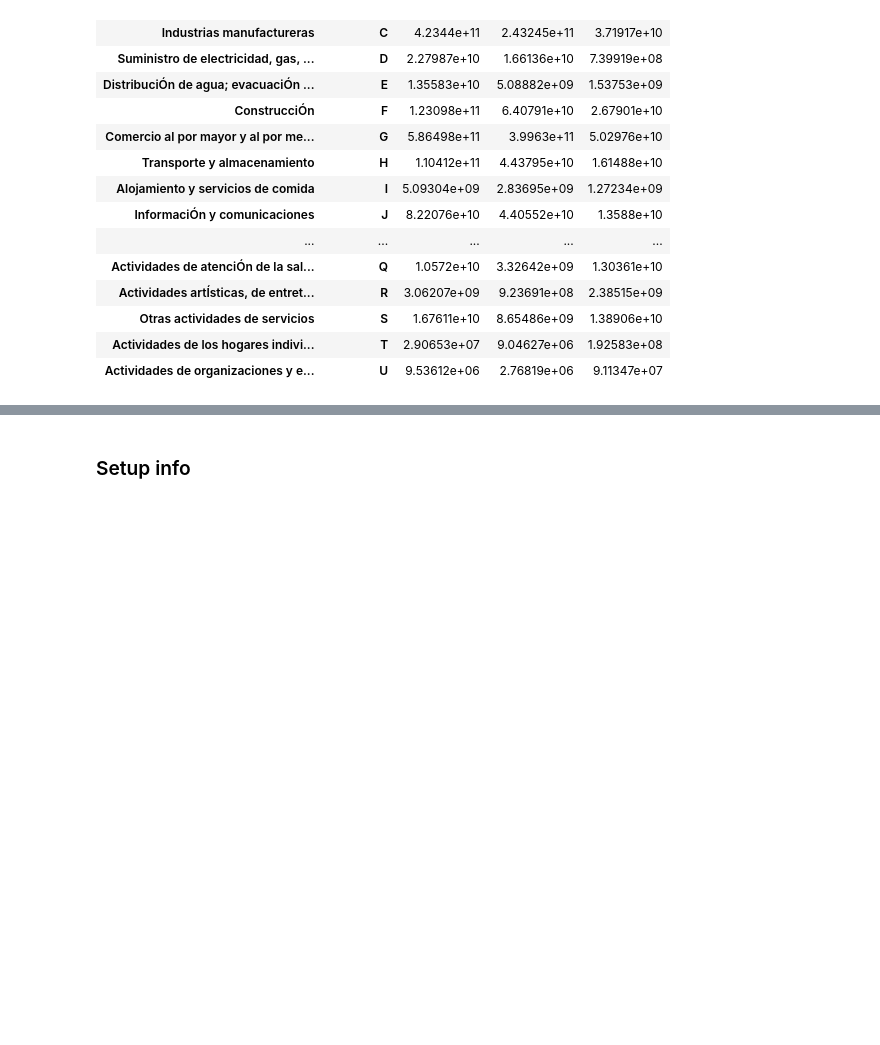
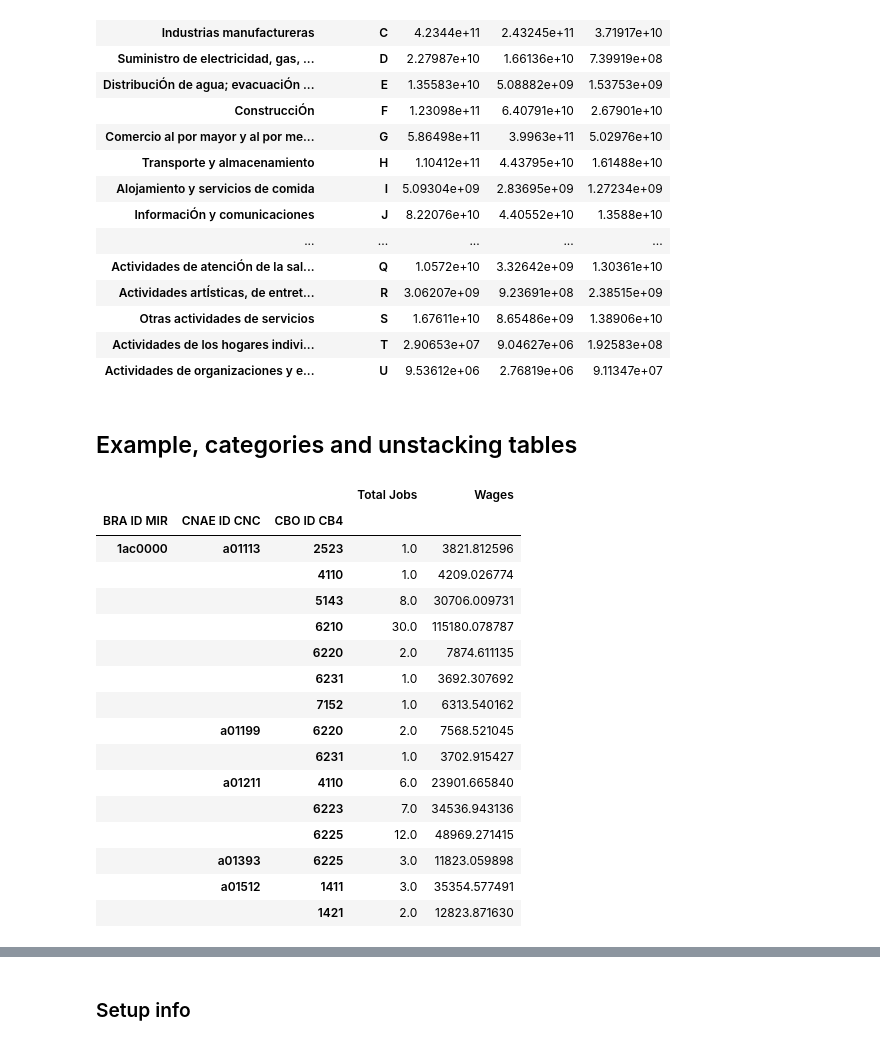
Before and after one commit to matuteiglesias/geo-correlation-structures, a Jupyter notebook: DEMO.ipynb, the cells around one changed output, grey strips where cells are left out. Drawn from its saved outputs; the diff is of its cells as text; code cells hidden in the pictures; blank space fills up the shorter version.

```diff
--- a/DEMO.ipynb
+++ b/DEMO.ipynb
@@ -200,3 +228,27 @@ df.style.bar(color='#d65f5f')
 | Otras actividades de servicios | S | 1.67611e+10 | 8.65486e+09 | 1.38906e+10 |
 | Actividades de los hogares indivi... | T | 2.90653e+07 | 9.04627e+06 | 1.92583e+08 |
 | Actividades de organizaciones y e... | U | 9.53612e+06 | 2.76819e+06 | 9.11347e+07 |
+# %% [markdown]
+## Example, categories and unstacking tables
+# %%
+grouped = wages_bra.groupby(['BRA ID MIR','CNAE ID CNC','CBO ID CB4']).sum()[[u'Total Jobs','Wages']]
+
+grouped.head(15)
+# %% [output]
+|  |  |  | Total Jobs | Wages |
+| BRA ID MIR | CNAE ID CNC | CBO ID CB4 |  |  |
+| 1ac0000 | a01113 | 2523 | 1.0 | 3821.812596 |
+|  |  | 4110 | 1.0 | 4209.026774 |
+|  |  | 5143 | 8.0 | 30706.009731 |
+|  |  | 6210 | 30.0 | 115180.078787 |
+|  |  | 6220 | 2.0 | 7874.611135 |
+|  |  | 6231 | 1.0 | 3692.307692 |
+|  |  | 7152 | 1.0 | 6313.540162 |
+|  | a01199 | 6220 | 2.0 | 7568.521045 |
+|  |  | 6231 | 1.0 | 3702.915427 |
+|  | a01211 | 4110 | 6.0 | 23901.665840 |
+|  |  | 6223 | 7.0 | 34536.943136 |
+|  |  | 6225 | 12.0 | 48969.271415 |
+|  | a01393 | 6225 | 3.0 | 11823.059898 |
+|  | a01512 | 1411 | 3.0 | 35354.577491 |
+|  |  | 1421 | 2.0 | 12823.871630 |
```
Also changed, not shown: parts of 10 cells of this notebook, 3 other files.
